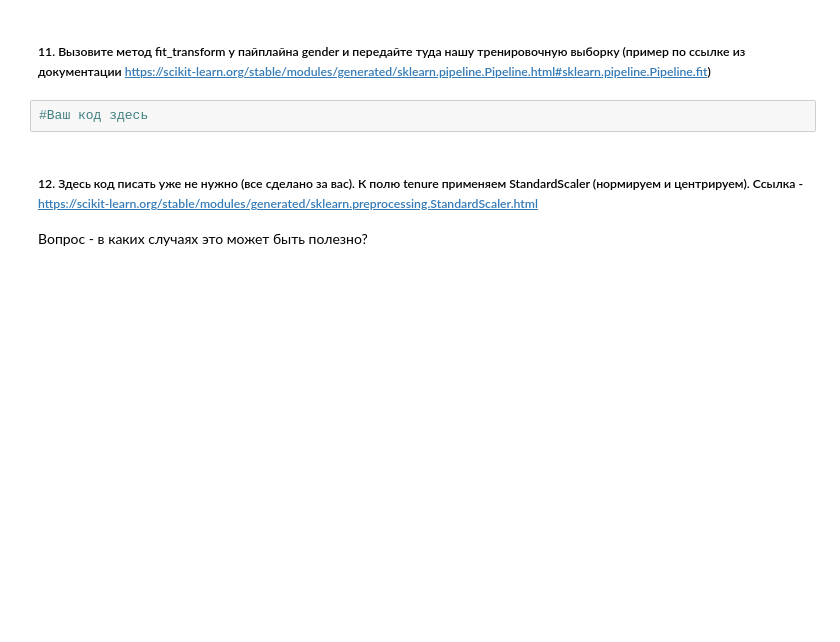
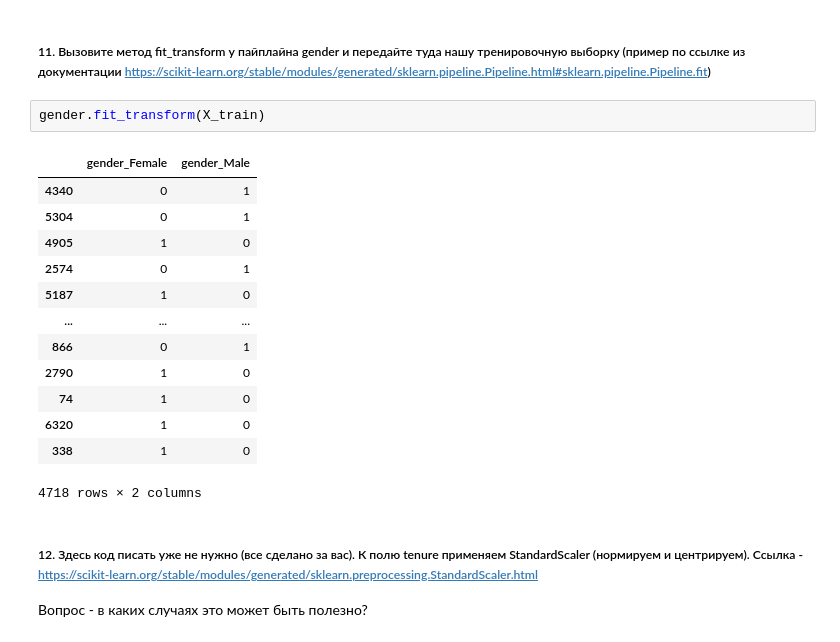
Before and after one commit to alex-chin/gb_business, a Jupyter notebook: homeworks/home01/HW1.ipynb, the cells around one changed output. Drawn from its saved outputs; the diff is of its cells as text; blank space fills up the shorter version.

```diff
--- a/homeworks/home01/HW1.ipynb
+++ b/homeworks/home01/HW1.ipynb
@@ -336,8 +374,22 @@ gender = Pipeline([
 ])
 # %% [markdown]
 ##### 11. Вызовите метод fit_transform у пайплайна gender и передайте туда нашу тренировочную выборку (пример по ссылке из документации https://scikit-learn.org/stable/modules/generated/sklearn.pipeline.Pipeline.html#sklearn.pipeline.Pipeline.fit)
-# %%
-#Ваш код здесь
+# %%
+gender.fit_transform(X_train)
+# %% [output]
+|  | gender_Female | gender_Male |
+| 4340 | 0 | 1 |
+| 5304 | 0 | 1 |
+| 4905 | 1 | 0 |
+| 2574 | 0 | 1 |
+| 5187 | 1 | 0 |
+| ... | ... | ... |
+| 866 | 0 | 1 |
+| 2790 | 1 | 0 |
+| 74 | 1 | 0 |
+| 6320 | 1 | 0 |
+| 338 | 1 | 0 |
+4718 rows × 2 columns
 # %% [markdown]
 ##### 12. Здесь код писать уже не нужно (все сделано за вас). К полю tenure применяем StandardScaler (нормируем и центрируем). Ссылка - https://scikit-learn.org/stable/modules/generated/sklearn.preprocessing.StandardScaler.html
 Вопрос - в каких случаях это может быть полезно?
```
Also changed, not shown: parts of 29 cells of this notebook, 2 other files.
